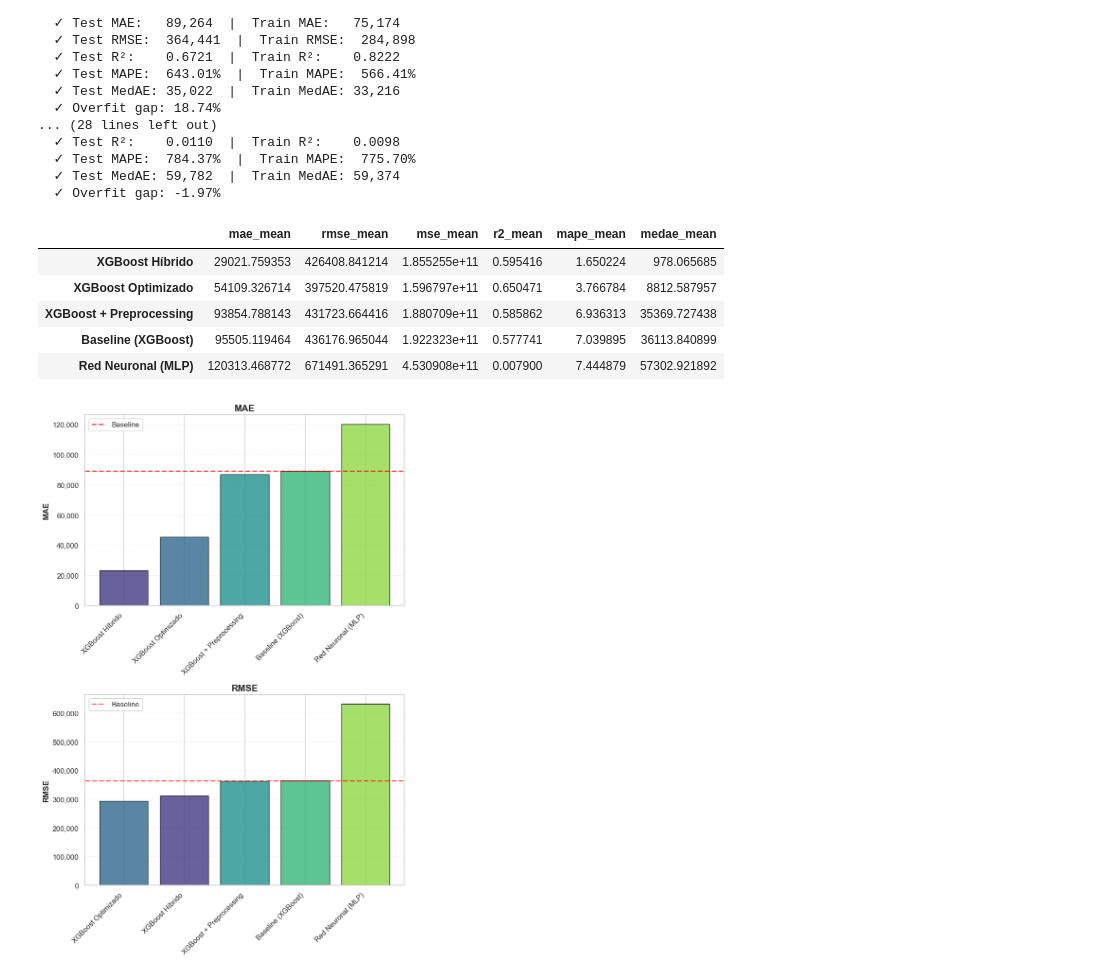
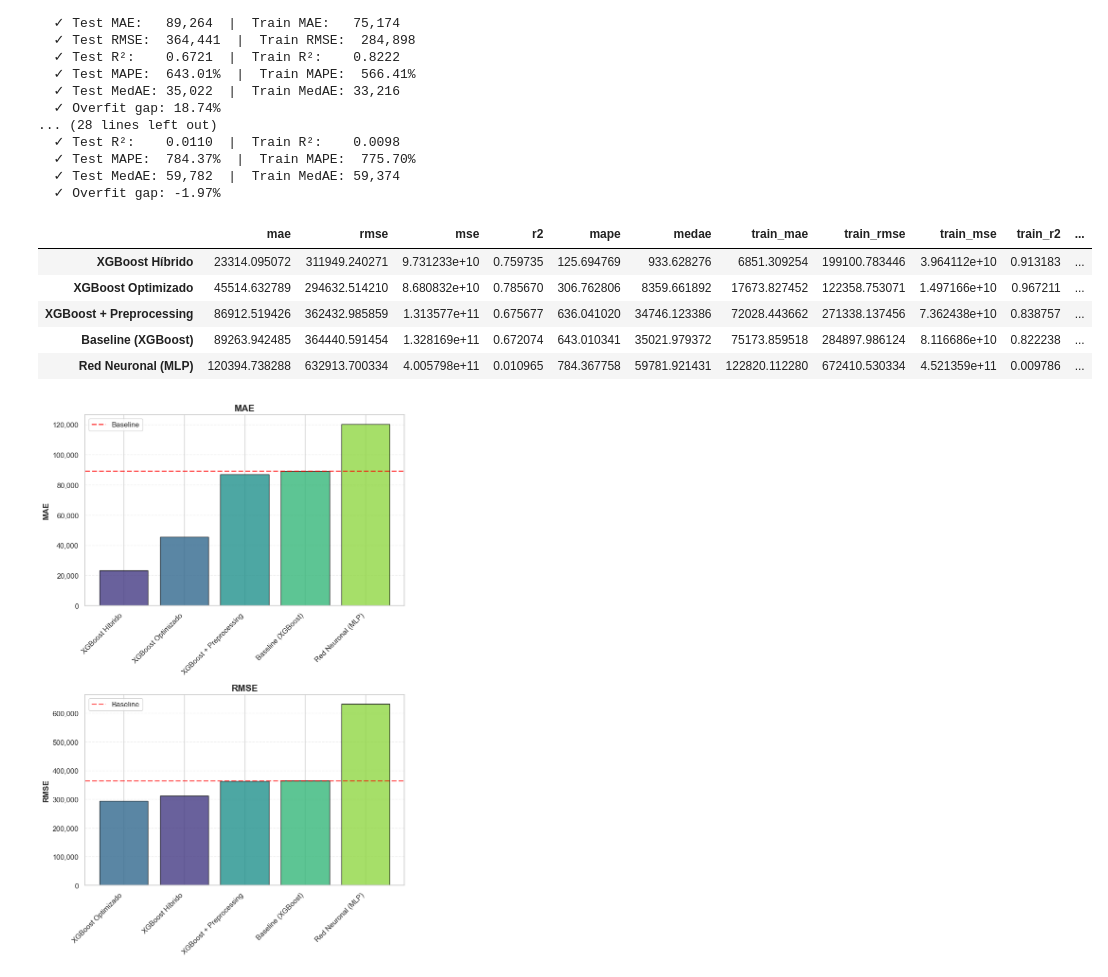
Before and after one commit to gonzabaleta/alquileres, a Jupyter notebook: notebooks/11-comparacion-final.ipynb, the cells around one changed output. Cells and saved outputs as stored; diff of their text form; code cells hidden in the pictures.

```diff
--- a/notebooks/11-comparacion-final.ipynb
+++ b/notebooks/11-comparacion-final.ipynb
@@ -107,12 +107,12 @@ Entrenando Baseline (XGBoost)...
   ✓ Test MedAE: 59,782  |  Train MedAE: 59,374
   ✓ Overfit gap: -1.97%
 # %%
-results[["mae_mean", "rmse_mean", "mse_mean", "r2_mean", "mape_mean", "medae_mean"]]
+results
 # %% [output]
-|  | mae_mean | rmse_mean | mse_mean | r2_mean | mape_mean | medae_mean |
-| XGBoost Híbrido | 29021.759353 | 426408.841214 | 1.855255e+11 | 0.595416 | 1.650224 | 978.065685 |
-| XGBoost Optimizado | 54109.326714 | 397520.475819 | 1.596797e+11 | 0.650471 | 3.766784 | 8812.587957 |
-| XGBoost + Preprocessing | 93854.788143 | 431723.664416 | 1.880709e+11 | 0.585862 | 6.936313 | 35369.727438 |
-| Baseline (XGBoost) | 95505.119464 | 436176.965044 | 1.922323e+11 | 0.577741 | 7.039895 | 36113.840899 |
-| Red Neuronal (MLP) | 120313.468772 | 671491.365291 | 4.530908e+11 | 0.007900 | 7.444879 | 57302.921892 |
+|  | mae | rmse | mse | r2 | mape | medae | train_mae | train_rmse | train_mse | train_r2 | ... |
+| XGBoost Híbrido | 23314.095072 | 311949.240271 | 9.731233e+10 | 0.759735 | 125.694769 | 933.628276 | 6851.309254 | 199100.783446 | 3.964112e+10 | 0.913183 | ... |
+| XGBoost Optimizado | 45514.632789 | 294632.514210 | 8.680832e+10 | 0.785670 | 306.762806 | 8359.661892 | 17673.827452 | 122358.753071 | 1.497166e+10 | 0.967211 | ... |
+| XGBoost + Preprocessing | 86912.519426 | 362432.985859 | 1.313577e+11 | 0.675677 | 636.041020 | 34746.123386 | 72028.443662 | 271338.137456 | 7.362438e+10 | 0.838757 | ... |
+| Baseline (XGBoost) | 89263.942485 | 364440.591454 | 1.328169e+11 | 0.672074 | 643.010341 | 35021.979372 | 75173.859518 | 284897.986124 | 8.116686e+10 | 0.822238 | ... |
+| Red Neuronal (MLP) | 120394.738288 | 632913.700334 | 4.005798e+11 | 0.010965 | 784.367758 | 59781.921431 | 122820.112280 | 672410.530334 | 4.521359e+11 | 0.009786 | ... |
 # %%
```
Also changed, not shown: parts of 3 cells of this notebook, 8 other files.
